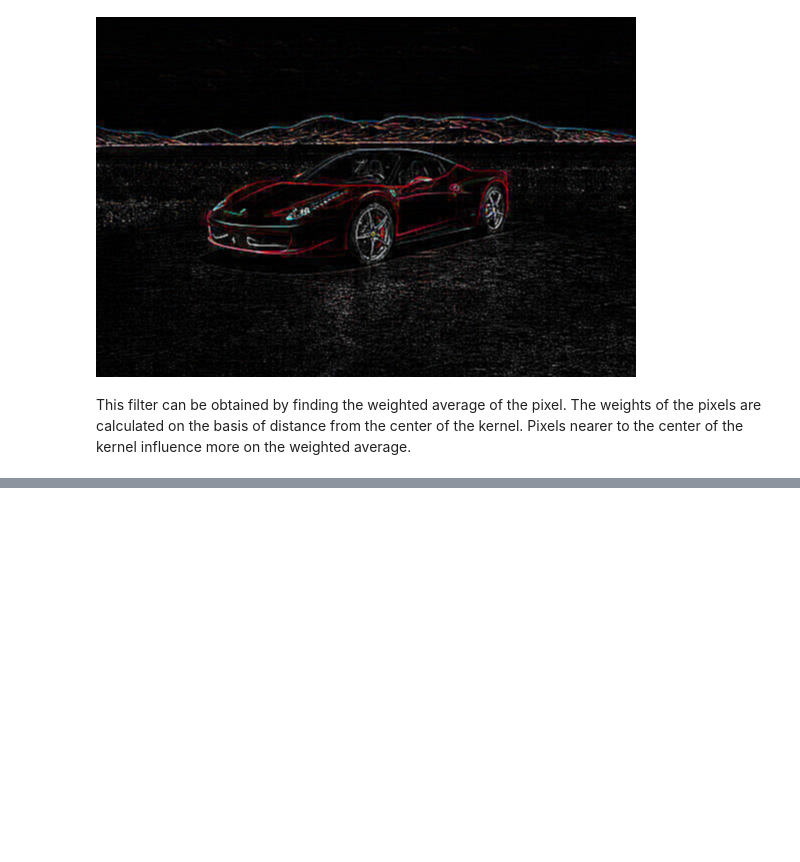
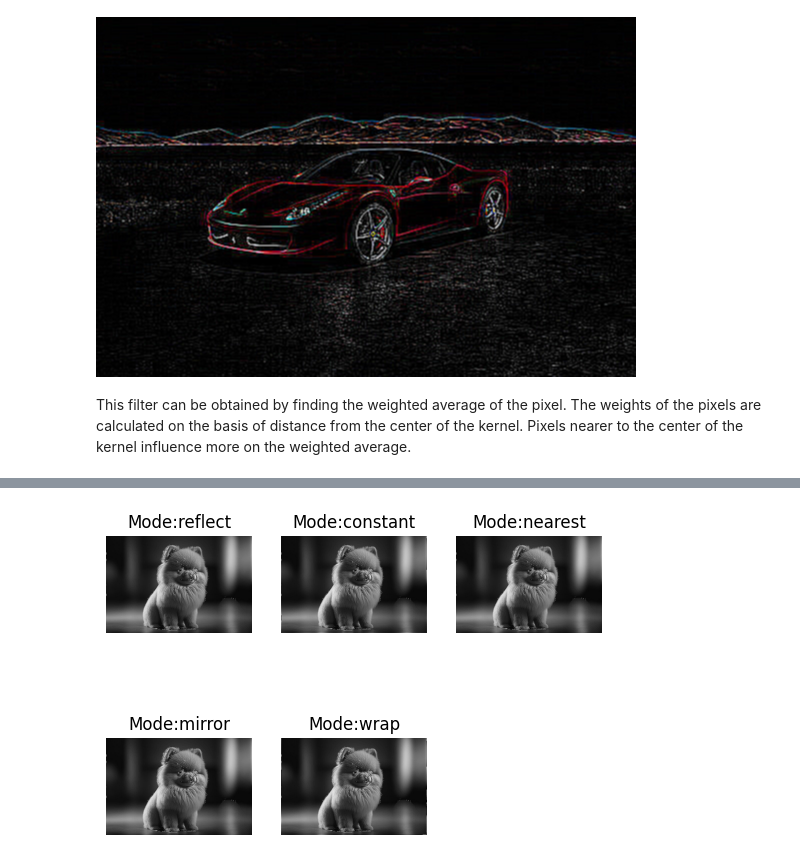
Before and after one commit to joshIsac/computervisionlab, a Jupyter notebook: 2348523_extra_prog2.ipynb, the cells around one changed output, grey strips where cells are left out. Cells and saved outputs as stored; diff of their text form; code cells hidden in the pictures; blank space fills up the shorter version.

```diff
--- a/2348523_extra_prog2.ipynb
+++ b/2348523_extra_prog2.ipynb
@@ -78,0 +98,17 @@ This filter can be obtained by finding the weighted average of the pixel. The we
+# %%
+kernel=np.array([[0, -1, 0],
+                    [-1, 5, -1],
+                    [0, -1, 0]])
+# %%
+#convolution
+modes = ['reflect','constant','nearest','mirror','wrap']
+
+for i,mode in enumerate(modes,1):
+  conv = convolve(image,kernel,mode=mode,cval=0.0)
+  plt.subplot(2,3,i), plt.imshow(conv,cmap='gray')
+  plt.title(f'Mode:{mode}')
+  plt.axis('off')
+
+plt.show()
+# %% [output]
+[figure, added]
```
Also changed, not shown: parts of 3 cells of this notebook.
